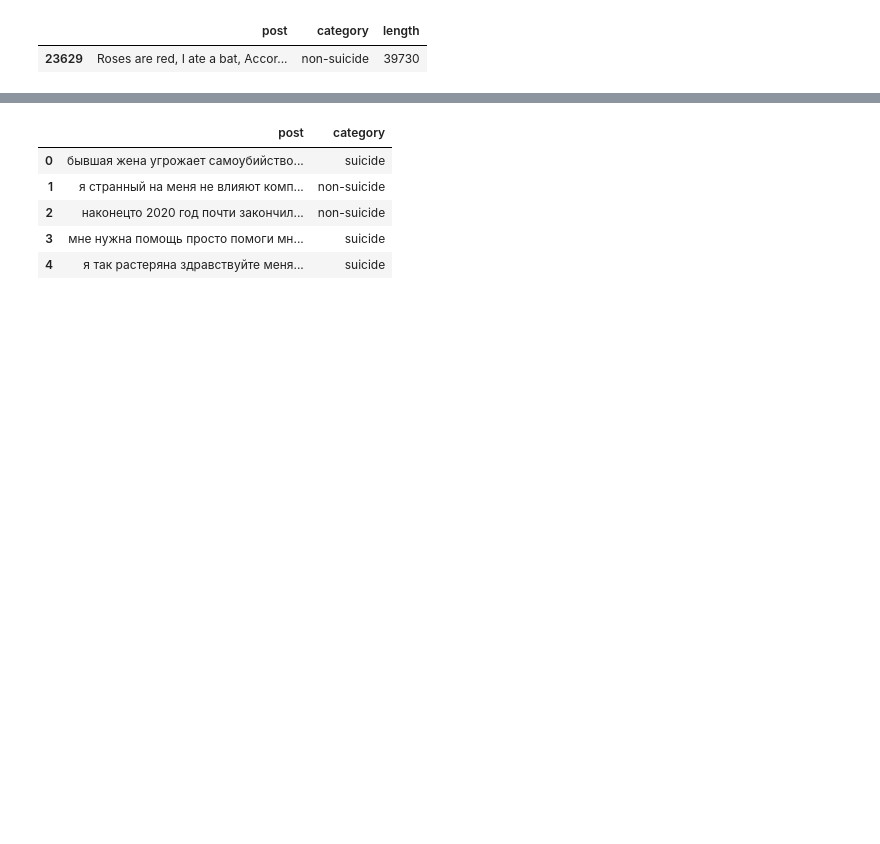
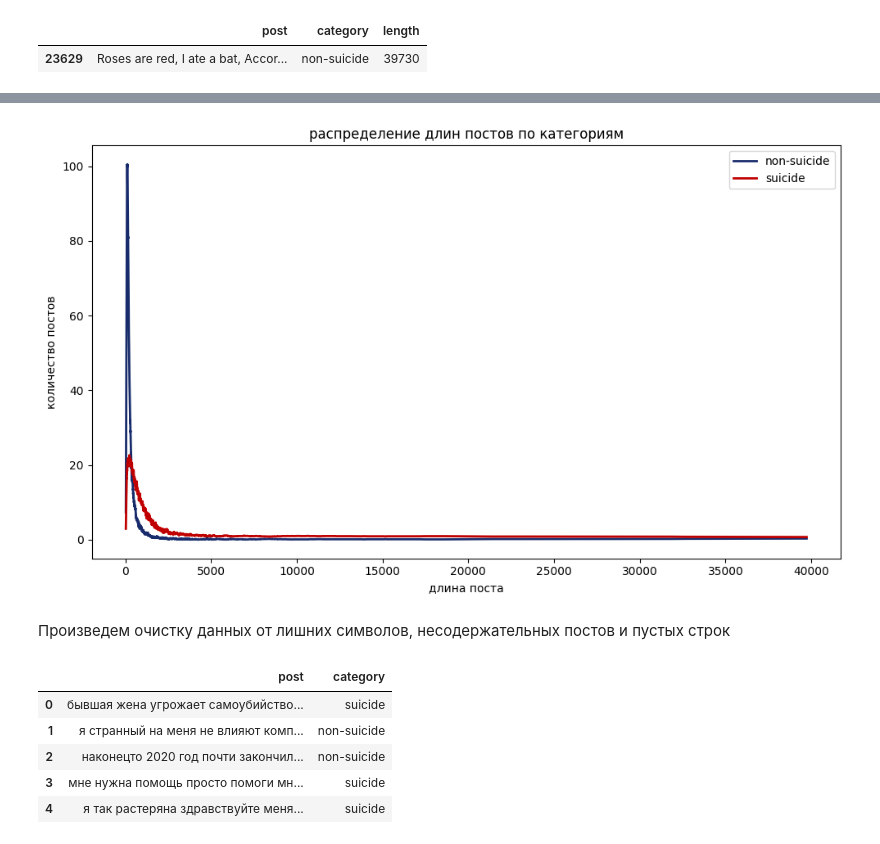
Before and after one commit to NatalieGo/MFTI_hackathon_1, a Jupyter notebook: dataset_json_clean.ipynb, the cells around one changed output, grey strips where cells are left out. Cells and saved outputs as stored; diff of their text form; code cells hidden in the pictures; blank space fills up the shorter version.

```diff
--- a/dataset_json_clean.ipynb
+++ b/dataset_json_clean.ipynb
@@ -96,6 +138,32 @@ min и max посты содержат данные, и не являются о
+# %%
+# сруппируем по категориям и длине постов
+length_distribution = data2.groupby('category')['length'].value_counts().unstack(fill_value=0)
+
+# посчитаем скользящее среднее
+smooth_non_suicide = length_distribution.loc['non-suicide'].rolling(window=30).mean()
+smooth_suicide = length_distribution.loc['suicide'].rolling(window=30).mean()
+
+# пострим график
+plt.figure(figsize=(10, 6))
+
+plt.plot(length_distribution.columns, smooth_non_suicide, color='#182C6B', label='non-suicide', linewidth=2)
+plt.plot(length_distribution.columns, smooth_suicide, color='#C00000', label='suicide', linewidth=2)
+
+plt.title('распределение длин постов по категориям')
+plt.xlabel('длина поста')
+plt.ylabel('количество постов')
+plt.legend()
+plt.grid(False)
+plt.tight_layout()
+
+plt.show()
+# %% [output]
+[figure, added]
 # %%
 # удалим лишний столбец
 data2 = data2.drop('length', axis=1)
+# %% [markdown]
+Произведем очистку данных от лишних символов, несодержательных постов и пустых строк
 # %%
 data2['post'] = data2['post'].str.lower()  # преобразуем строку в нижний регистр
 data2['post'] = data2['post'].str.replace(r'[^\w\s]', '', regex=True)  # удаляем все символы, кроме букв, цифр и пробелов
```
Also changed, not shown: parts of 9 cells of this notebook.
